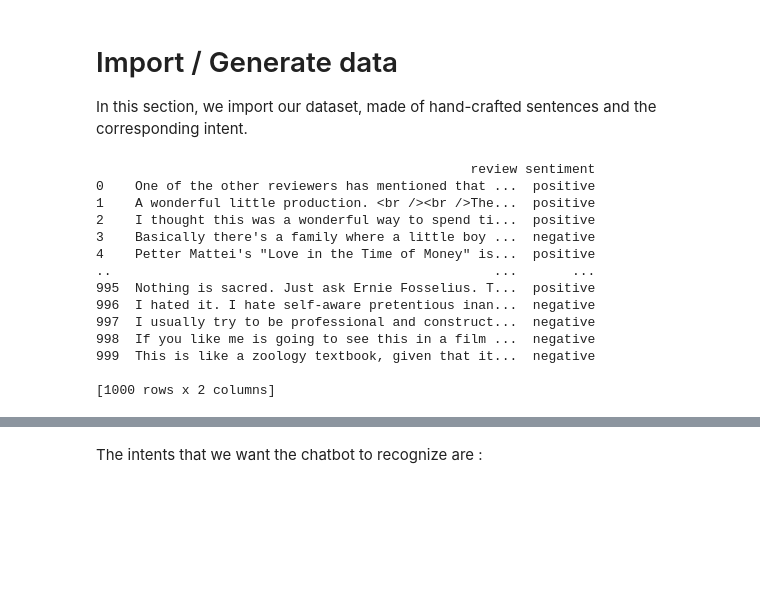
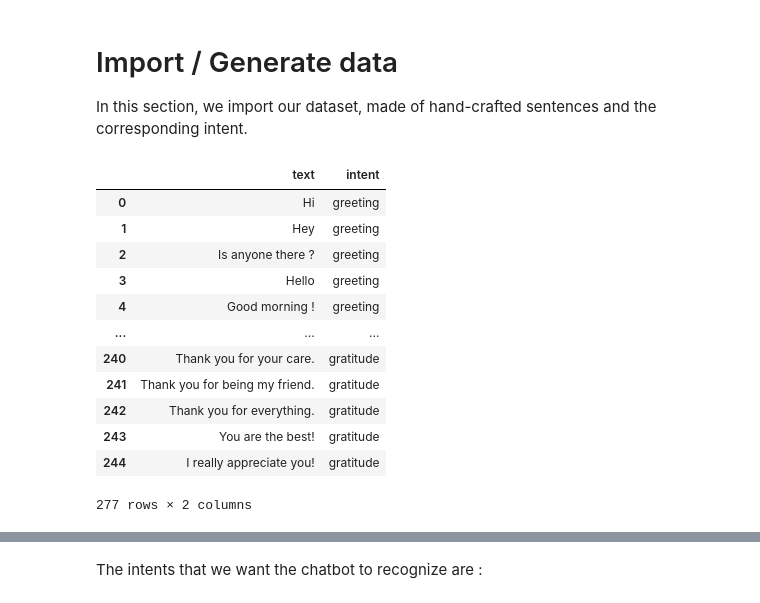
Before and after one commit to chefmtt/chatbot-sdia, a Jupyter notebook: train_bag_simple_phrases.ipynb, the cells around one changed output, grey strips where cells are left out. Drawn from its saved outputs; the diff is of its cells as text; code cells hidden in the pictures; blank space fills up the shorter version.

```diff
--- a/train_bag_simple_phrases.ipynb
+++ b/train_bag_simple_phrases.ipynb
@@ -48,18 +47,0 @@ df = pd.DataFrame(data, columns=['text','intent'])
-# %%
-df_imdb = pd.read_csv("IMDB Dataset.csv", nrows=1000)
-print(df_imdb)
-# %% [output]
-                                                review sentiment
-0    One of the other reviewers has mentioned that ...  positive
-1    A wonderful little production. <br /><br />The...  positive
-2    I thought this was a wonderful way to spend ti...  positive
-3    Basically there's a family where a little boy ...  negative
-4    Petter Mattei's "Love in the Time of Money" is...  positive
-..                                                 ...       ...
-995  Nothing is sacred. Just ask Ernie Fosselius. T...  positive
-996  I hated it. I hate self-aware pretentious inan...  negative
-997  I usually try to be professional and construct...  negative
-998  If you like me is going to see this in a film ...  negative
-999  This is like a zoology textbook, given that it...  negative
-
-[1000 rows x 2 columns]
@@ -65,0 +50,17 @@ print(df_imdb)
+# %%
+df = pd.concat([df_json, df_csv], axis=0)
+df
+# %% [output]
+|  | text | intent |
+| 0 | Hi | greeting |
+| 1 | Hey | greeting |
+| 2 | Is anyone there ? | greeting |
+| 3 | Hello | greeting |
+| 4 | Good morning ! | greeting |
+| ... | ... | ... |
+| 240 | Thank you for your care. | gratitude |
+| 241 | Thank you for being my friend. | gratitude |
+| 242 | Thank you for everything. | gratitude |
+| 243 | You are the best! | gratitude |
+| 244 | I really appreciate you! | gratitude |
+277 rows × 2 columns
```
Also changed, not shown: parts of 25 cells of this notebook, 7 other files.
